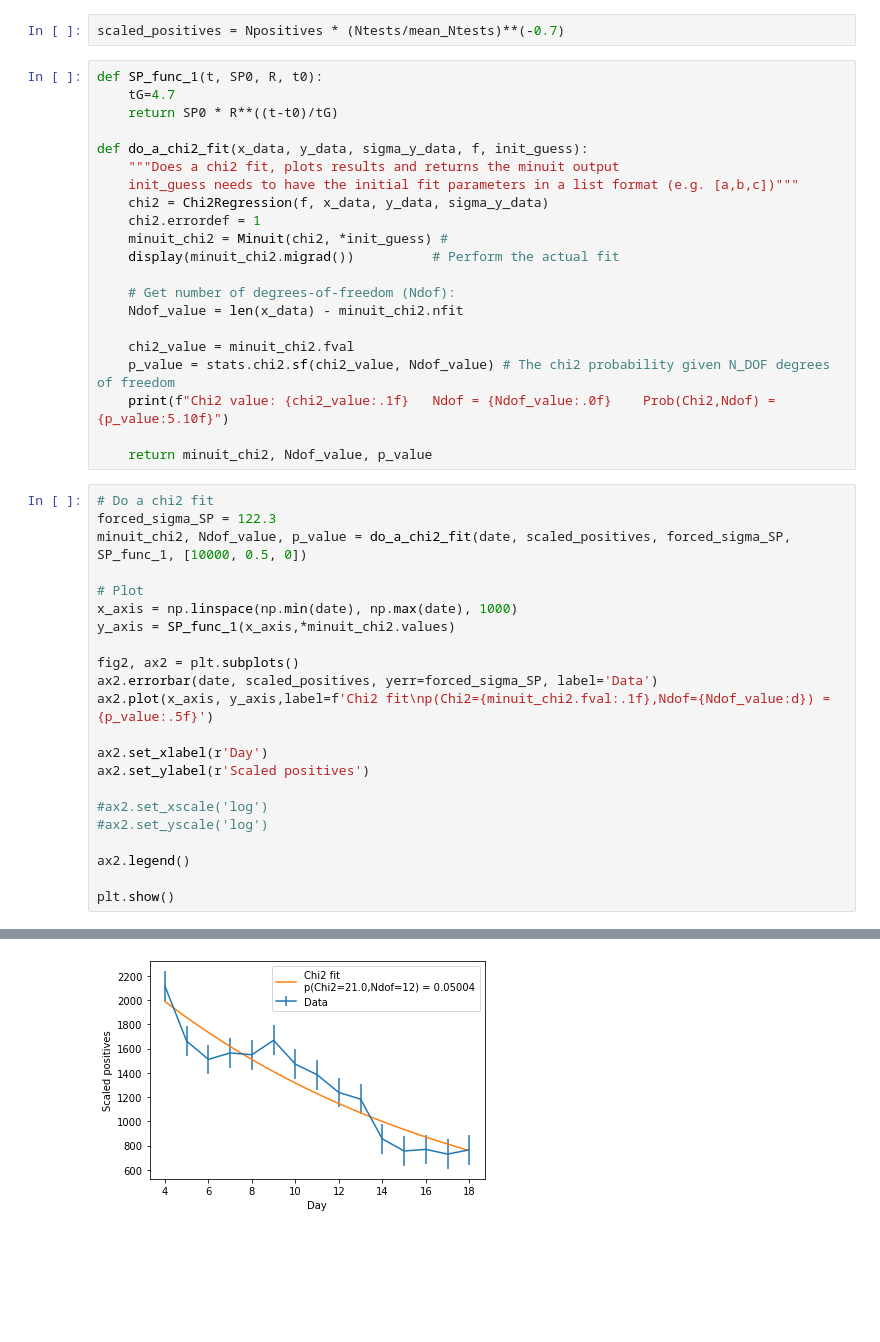
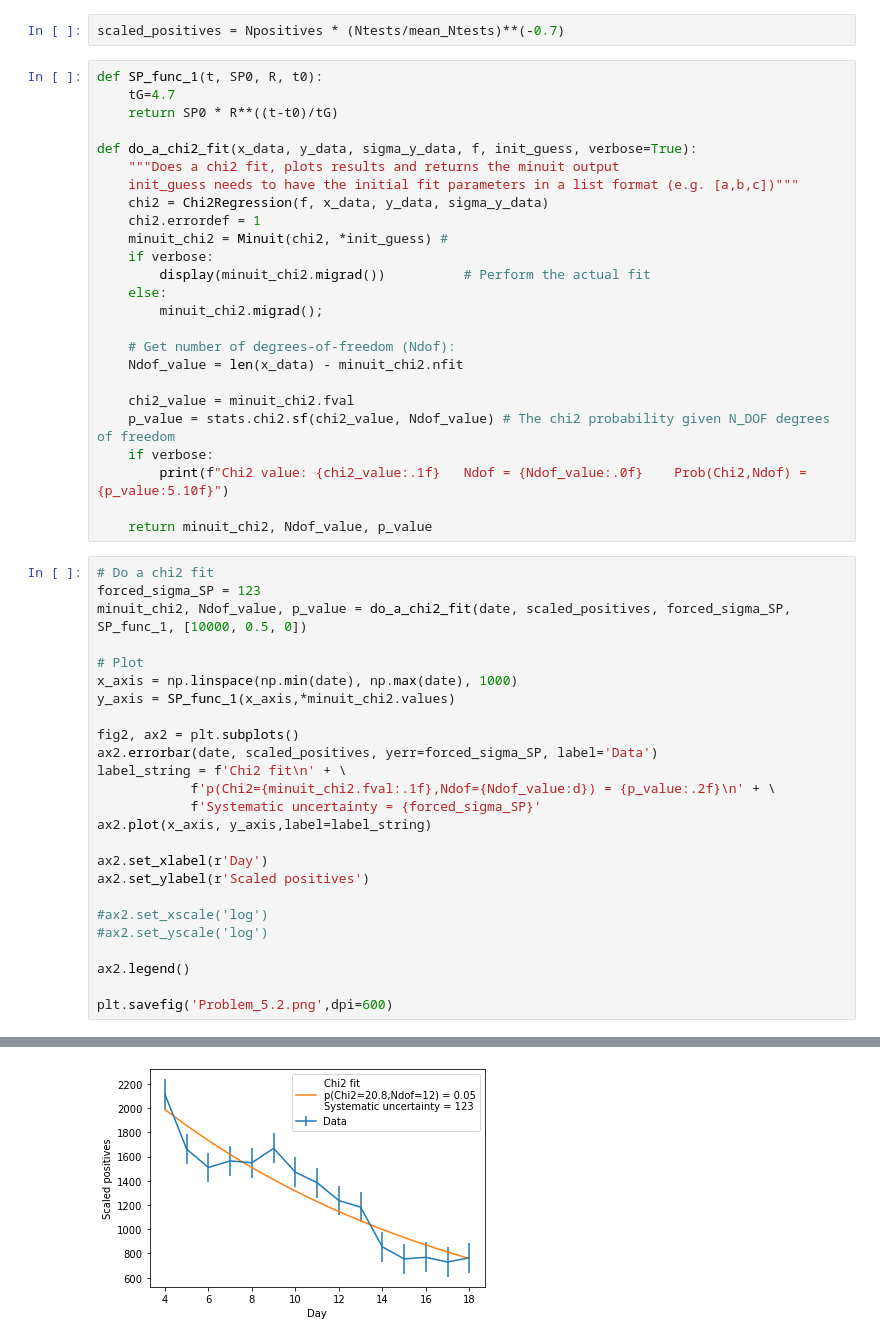
Before and after one commit to NathanvdBerg/AppStat-ProblemSet-2021, a Jupyter notebook: Problem 5.2.ipynb, the cells around one changed output, grey strips where cells are left out. Saved outputs shown, nothing was run; the diff lists cells and outputs as text; blank space fills up the shorter version.

```diff
--- a/Problem 5.2.ipynb
+++ b/Problem 5.2.ipynb
@@ -62,25 +62,29 @@ def SP_func_1(t, SP0, R, t0):
     tG=4.7
     return SP0 * R**((t-t0)/tG)
 
-def do_a_chi2_fit(x_data, y_data, sigma_y_data, f, init_guess):
+def do_a_chi2_fit(x_data, y_data, sigma_y_data, f, init_guess, verbose=True):
     """Does a chi2 fit, plots results and returns the minuit output
     init_guess needs to have the initial fit parameters in a list format (e.g. [a,b,c])"""
     chi2 = Chi2Regression(f, x_data, y_data, sigma_y_data)
     chi2.errordef = 1
     minuit_chi2 = Minuit(chi2, *init_guess) #
-    display(minuit_chi2.migrad())          # Perform the actual fit
+    if verbose:
+        display(minuit_chi2.migrad())          # Perform the actual fit
+    else:
+        minuit_chi2.migrad();
 
     # Get number of degrees-of-freedom (Ndof):
     Ndof_value = len(x_data) - minuit_chi2.nfit
 
     chi2_value = minuit_chi2.fval
     p_value = stats.chi2.sf(chi2_value, Ndof_value) # The chi2 probability given N_DOF degrees of freedom
-    print(f"Chi2 value: {chi2_value:.1f}   Ndof = {Ndof_value:.0f}    Prob(Chi2,Ndof) = {p_value:5.10f}")
+    if verbose:
+        print(f"Chi2 value: {chi2_value:.1f}   Ndof = {Ndof_value:.0f}    Prob(Chi2,Ndof) = {p_value:5.10f}")
 
     return minuit_chi2, Ndof_value, p_value
 # %%
 # Do a chi2 fit
-forced_sigma_SP = 122.3
+forced_sigma_SP = 123
 minuit_chi2, Ndof_value, p_value = do_a_chi2_fit(date, scaled_positives, forced_sigma_SP, SP_func_1, [10000, 0.5, 0])
 
 # Plot
@@ -89,7 +93,10 @@ y_axis = SP_func_1(x_axis,*minuit_chi2.values)
 
 fig2, ax2 = plt.subplots()
 ax2.errorbar(date, scaled_positives, yerr=forced_sigma_SP, label='Data')
-ax2.plot(x_axis, y_axis,label=f'Chi2 fit\np(Chi2={minuit_chi2.fval:.1f},Ndof={Ndof_value:d}) = {p_value:.5f}')
+label_string = f'Chi2 fit\n' + \
+            f'p(Chi2={minuit_chi2.fval:.1f},Ndof={Ndof_value:d}) = {p_value:.2f}\n' + \
+            f'Systematic uncertainty = {forced_sigma_SP}'
+ax2.plot(x_axis, y_axis,label=label_string)
 
 ax2.set_xlabel(r'Day')
 ax2.set_ylabel(r'Scaled positives')
@@ -99,6 +106,6 @@ ax2.set_ylabel(r'Scaled positives')
 
 ax2.legend()
 
-plt.show()
+plt.savefig('Problem_5.2.png',dpi=600)
 # %% [output]
 | Migrad |  |  |  |  |
@@ -119 +126 @@ Chi2 value: 21.0   Ndof = 12    Prob(Chi2,Ndof) = 0.0500377832
-[figure, old version]
+[figure, new version]
```
Also changed, not shown: parts of 4 cells of this notebook, 2 other files.
